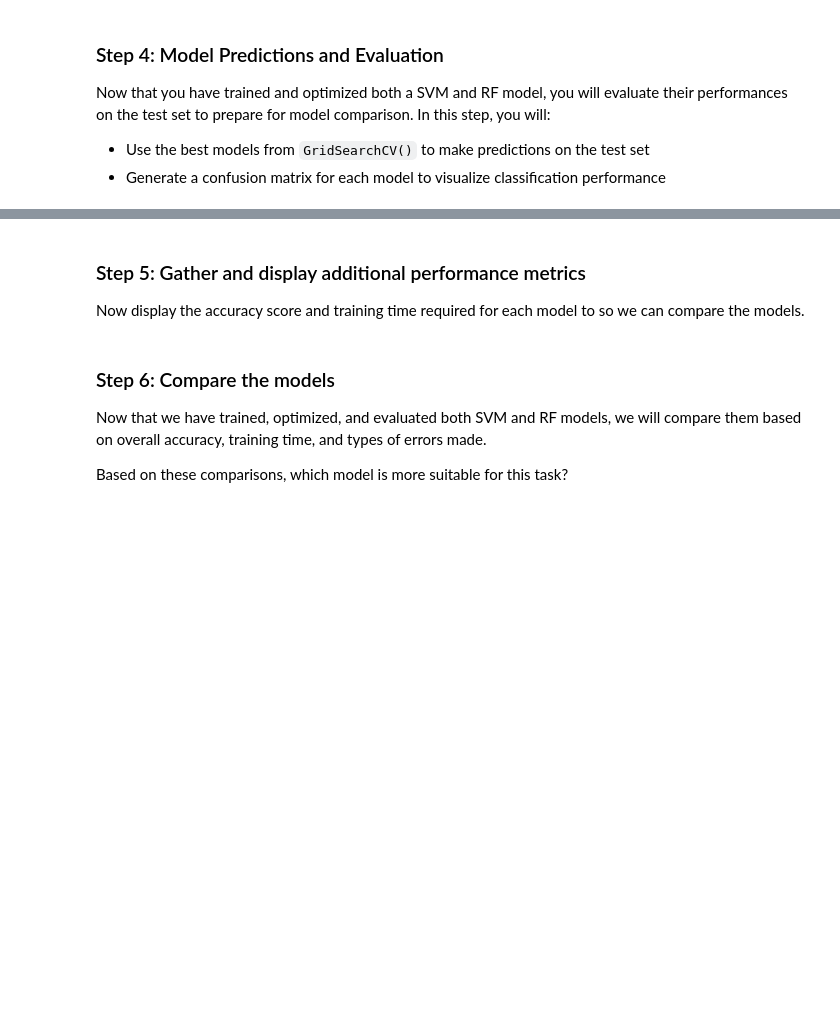
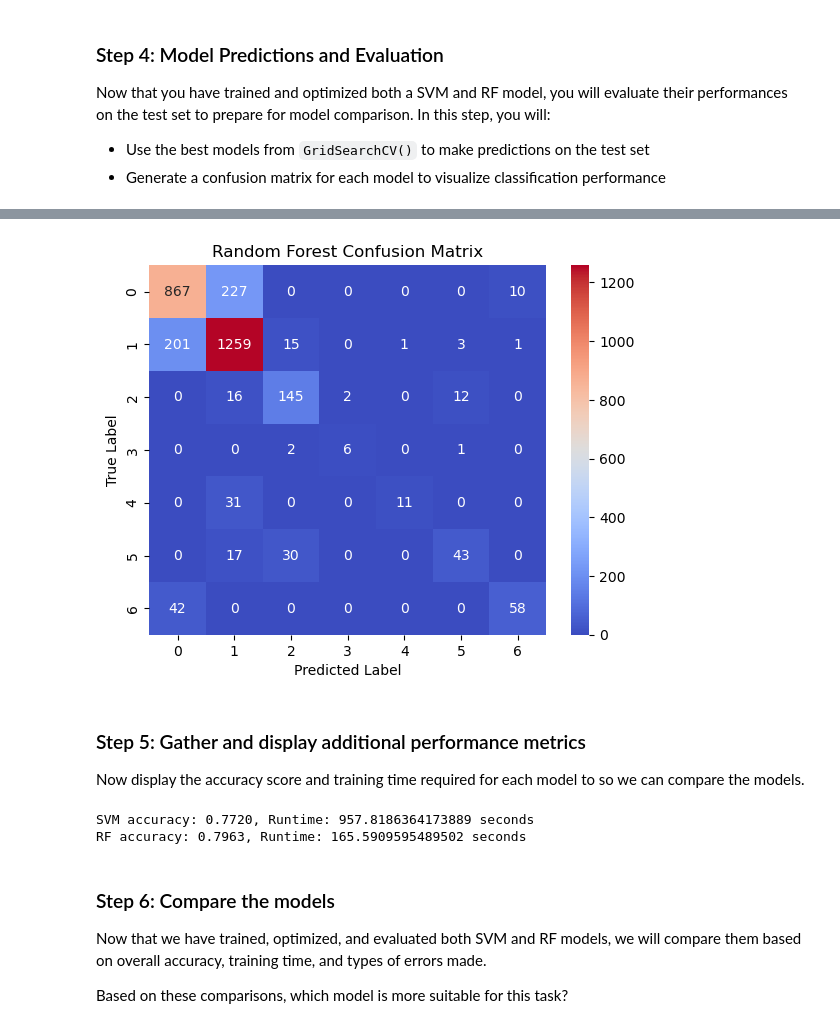
Before and after one commit to haylee360/EDS232-labs, a Jupyter notebook: Week9/lab9-svm-forest-cover.ipynb, the cells around one changed output, grey strips where cells are left out. Saved outputs shown, nothing was run; the diff lists cells and outputs as text; code cells hidden in the pictures; blank space fills up the shorter version.

```diff
--- a/Week9/lab9-svm-forest-cover.ipynb
+++ b/Week9/lab9-svm-forest-cover.ipynb
@@ -130,6 +168,30 @@ Now that you have trained and optimized both a SVM and RF model, you will evalua
+# %%
+# Calculate metrics
+cm = confusion_matrix(y_test, rf_pred)
+
+#Plot confusion matrix
+sns.heatmap(cm, annot=True, fmt="d", cmap='coolwarm')
+# xticklabels=['Alive', 'Dead'], yticklabels=['Alive', 'Dead'])
+plt.title("Random Forest Confusion Matrix")
+plt.xlabel("Predicted Label")
+plt.ylabel("True Label")
+plt.show()
+# %% [output]
+[figure, added]
 # %% [markdown]
 ### Step 5: Gather and display additional performance metrics
 Now display the accuracy score and training time required for each model to so we can compare the models.
+# %%
+# Calculate accuracy
+acc_svm = accuracy_score(y_test, svm_pred)
+acc_rf = accuracy_score(y_test, rf_pred)
+
+# Print results
+print(f"SVM accuracy: {acc_svm:.4f}, Runtime: {elapsed_time_svm} seconds")
+print(f"RF accuracy: {acc_rf:.4f}, Runtime: {elapsed_time_rf} seconds")
+# %% [output]
+SVM accuracy: 0.7720, Runtime: 957.8186364173889 seconds
+RF accuracy: 0.7963, Runtime: 165.5909595489502 seconds
 # %% [markdown]
 ### Step 6: Compare the models
 Now that we have trained, optimized, and evaluated both SVM and RF models, we will compare them based on overall accuracy, training time, and types of errors made.
```
Also changed, not shown: parts of 8 cells of this notebook.
